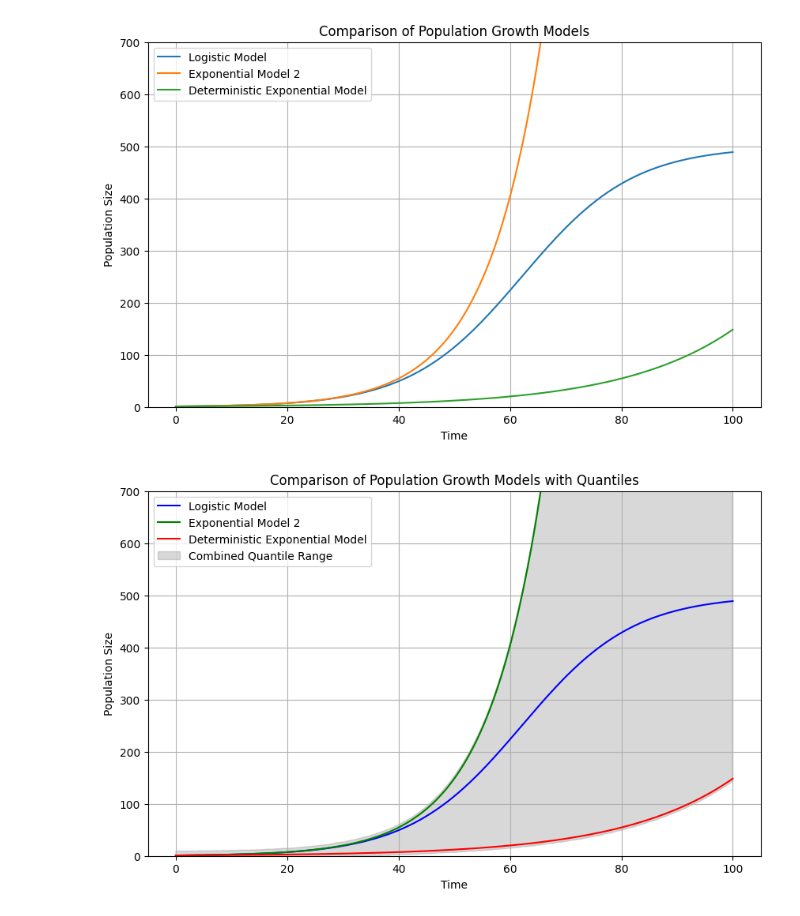
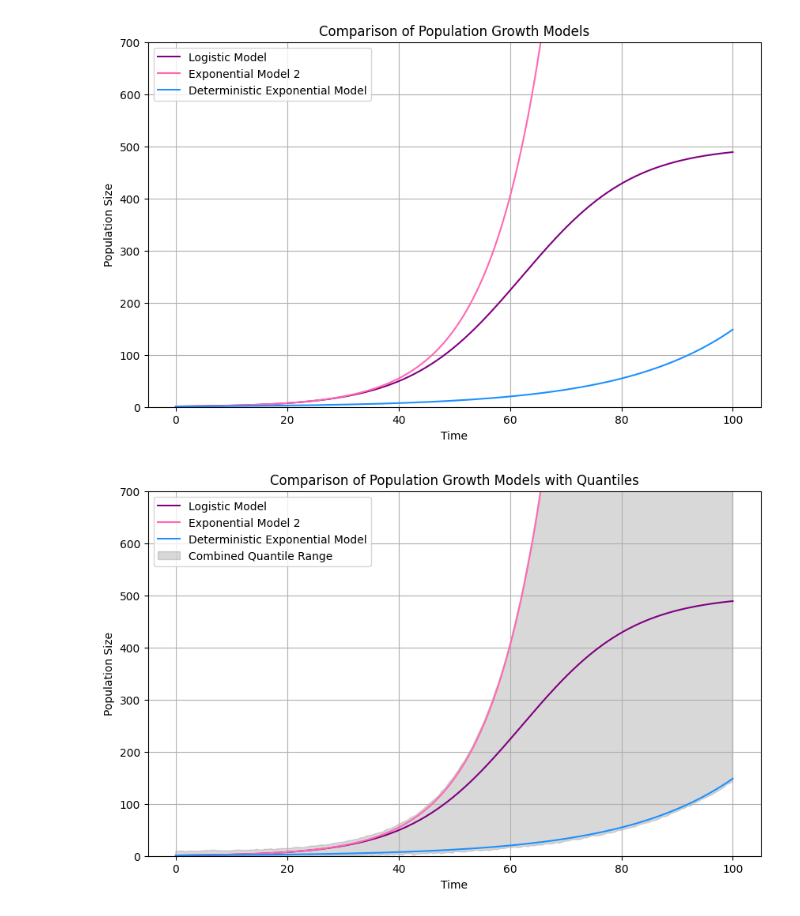
Before and after one commit to isabellac865/population_growth_models, a Jupyter notebook: 8_population_growth_models_with_combined_quantiles.ipynb, the cells around one changed output. Saved outputs shown, nothing was run; the diff lists cells and outputs as text; code cells hidden in the pictures.

```diff
--- a/8_population_growth_models_with_combined_quantiles.ipynb
+++ b/8_population_growth_models_with_combined_quantiles.ipynb
@@ -31,9 +31,9 @@ P_deterministic = P0_deterministic * np.exp(r_deterministic * t)
 
 # Plotting
 plt.figure(figsize=(10, 6))
-plt.plot(t, P_logistic, label='Logistic Model')
-plt.plot(t, P_exp2, label='Exponential Model 2')
-plt.plot(t, P_deterministic, label='Deterministic Exponential Model')
+plt.plot(t, P_logistic, color='purple', label='Logistic Model')
+plt.plot(t, P_exp2, color='hotpink', label='Exponential Model 2')
+plt.plot(t, P_deterministic, color='dodgerblue', label='Deterministic Exponential Model')
 
 plt.xlabel('Time')
 plt.ylabel('Population Size')
@@ -43,40 +43,41 @@ plt.legend()
 plt.grid(True)
 plt.show()
 # %% [output]
-[figure, old version]
+[figure, new version]
 # %%
 # Simulate multiple trajectories for all models
+num_simulations=100
 combined_simulations = np.vstack([
     np.random.normal(loc=P_logistic, scale=5, size=(num_simulations, len(t))),
     np.random.normal(loc=P_exp2, scale=5, size=(num_simulations, len(t))),
     np.random.normal(loc=P_deterministic, scale=5, size=(num_simulations, len(t)))
 ])
 
 # Calculate combined quantiles
 combined_lower_quantile = np.nanquantile(combined_simulations, 0.05, axis=0)
 combined_upper_quantile = np.nanquantile(combined_simulations, 0.95, axis=0)
 
 # Plotting models combined quantile
 plt.figure(figsize=(10, 6))
 
 # Logistic Model
-plt.plot(t, P_logistic, label='Logistic Model', color='blue')
+plt.plot(t, P_logistic, label='Logistic Model', color='purple')
 
 # Exponential Model 2
-plt.plot(t, P_exp2, label='Exponential Model 2', color='green')
+plt.plot(t, P_exp2, label='Exponential Model 2', color='hotpink')
 
 # Deterministic Exponential Model
-plt.plot(t, P_deterministic, label='Deterministic Exponential Model', color='red')
+plt.plot(t, P_deterministic, label='Deterministic Exponential Model', color='dodgerblue')
 
 # Combined quantile range
 plt.fill_between(t, combined_lower_quantile, combined_upper_quantile, color='gray', alpha=0.3, label='Combined Quantile Range')
 
 plt.xlabel('Time')
 plt.ylabel('Population Size')
 plt.ylim(0, 700)
 plt.title('Comparison of Population Growth Models with Quantiles')
 plt.legend()
 plt.grid(True)
 plt.show()
 # %% [output]
-[figure, old version]
+[figure, new version]
```
